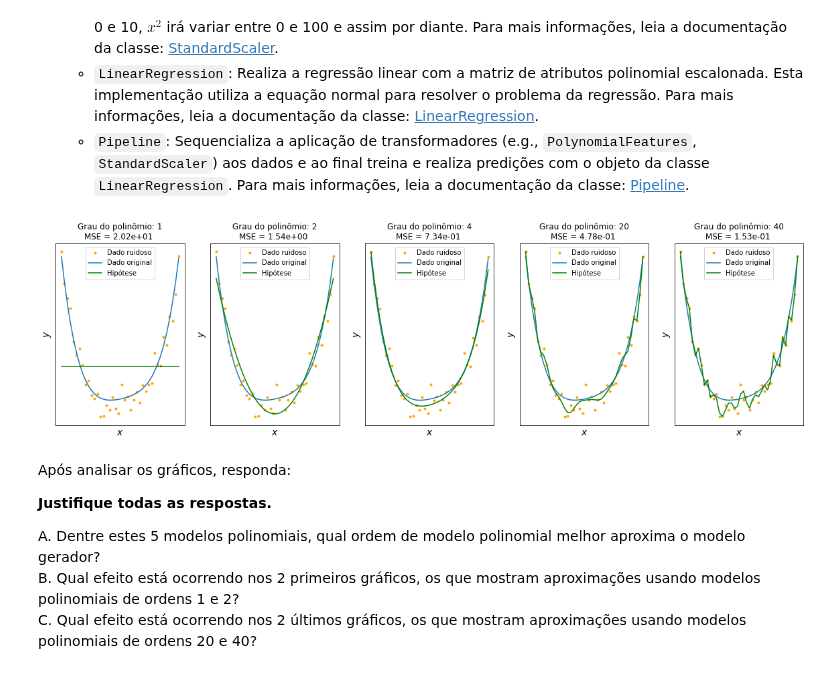
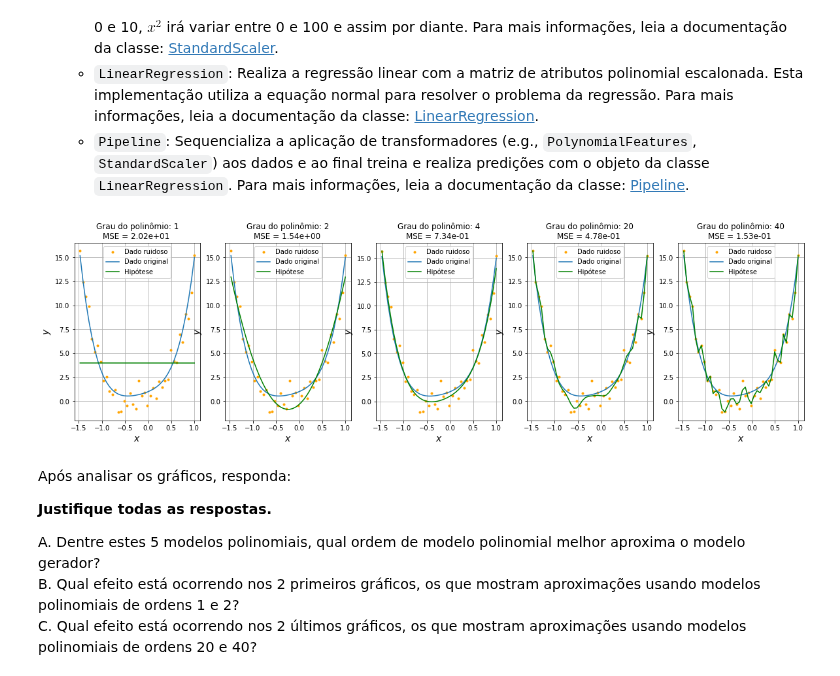
Before and after one commit to zz4fap/t319_aprendizado_de_maquina, a Jupyter notebook: labs/Laboratorio5.ipynb, the cells around one changed output. Cells and saved outputs as stored; diff of their text form; code cells hidden in the pictures.

```diff
--- a/labs/Laboratorio5.ipynb
+++ b/labs/Laboratorio5.ipynb
@@ -278,7 +281,6 @@ include_bias = True
 plt.figure(figsize=(20, 5))
 for i in range(len(degrees)):
     ax = plt.subplot(1, len(degrees), i + 1)
-    plt.setp(ax, xticks=(), yticks=())
 
     # Instantiate a polynomial with the given degree.
     poly = PolynomialFeatures(degree=degrees[i], include_bias=include_bias)
@@ -288,34 +290,34 @@ for i in range(len(degrees)):
     reg = LinearRegression()
 
     # Create a pipeline of actions.
     poly_reg = Pipeline([
         ("poly", poly),
         ("scaler", scaler),
         ("reg", reg),
     ])
 
     # Train the polinomial model, i.e., the hypothesis.
     poly_reg.fit(x, y_noisy)
 
     # Use the trained model for prediction.
     y_pred = poly_reg.predict(x)
 
     # Calculate the Mean Squared Error (MSE) between target and predicted values.
     mse = mean_squared_error(y_noisy, y_pred)
 
     plt.plot(x, y_noisy, '.', color='orange', label='Dado ruidoso')
     plt.plot(x, y, label='Dado original')
     plt.plot(x, y_pred, 'g', label='Hipótese')
     plt.legend(loc='best')
     plt.xlabel('$x$', fontsize=14)
     plt.ylabel('$y$', fontsize=14)
     plt.grid()
     plt.title("Grau do polinômio: {}\nMSE = {:.2e} ".format(degrees[i], mse))
 
 #Show the plot.
 plt.show()
 # %% [output]
-[figure, old version]
+[figure, new version]
 # %% [markdown]
 Após analisar os gráficos, responda:
 
```
Also changed, not shown: parts of 4 cells of this notebook.
